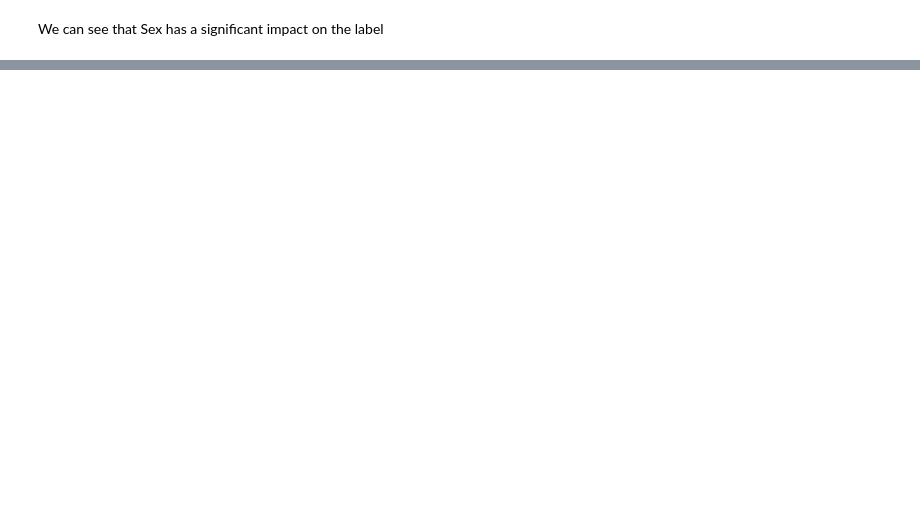
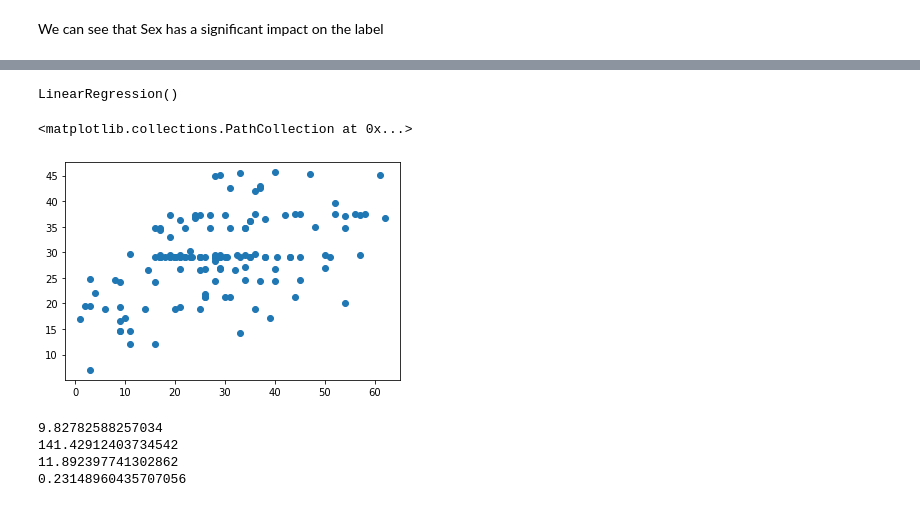
Before and after one commit to sperng/kaggle_Titanic, a Jupyter notebook: titanic_competition.ipynb, the cells around one changed output, grey strips where cells are left out. Saved outputs shown, nothing was run; the diff lists cells and outputs as text; code cells hidden in the pictures; blank space fills up the shorter version.

```diff
--- a/titanic_competition.ipynb
+++ b/titanic_competition.ipynb
@@ -175,0 +350,3 @@ sns.pairplot(data=df,hue='Survived')
+# %%
+scaler.fit_transform(X_train)
+scaler.transform(X_test)
@@ -175,0 +371,23 @@ sns.pairplot(data=df,hue='Survived')
+# %%
+lm = LinearRegression()
+# %%
+lm.fit(X_train,y_train)
+# %% [output]
+LinearRegression()
+# %%
+predictions = lm.predict(X_test)
+# %%
+plt.scatter(y_test, predictions)
+# %% [output]
+<matplotlib.collections.PathCollection at 0x...>
+[figure, added]
+# %%
+print(metrics.mean_absolute_error(y_test, predictions))
+print(metrics.mean_squared_error(y_test, predictions))
+print(np.sqrt(metrics.mean_squared_error(y_test, predictions)))
+print(metrics.explained_variance_score(y_test, predictions))
+# %% [output]
+9.82782588257034
+141.42912403734542
+11.892397741302862
+0.23148960435707056
```
Also changed, not shown: parts of 34 cells of this notebook.
